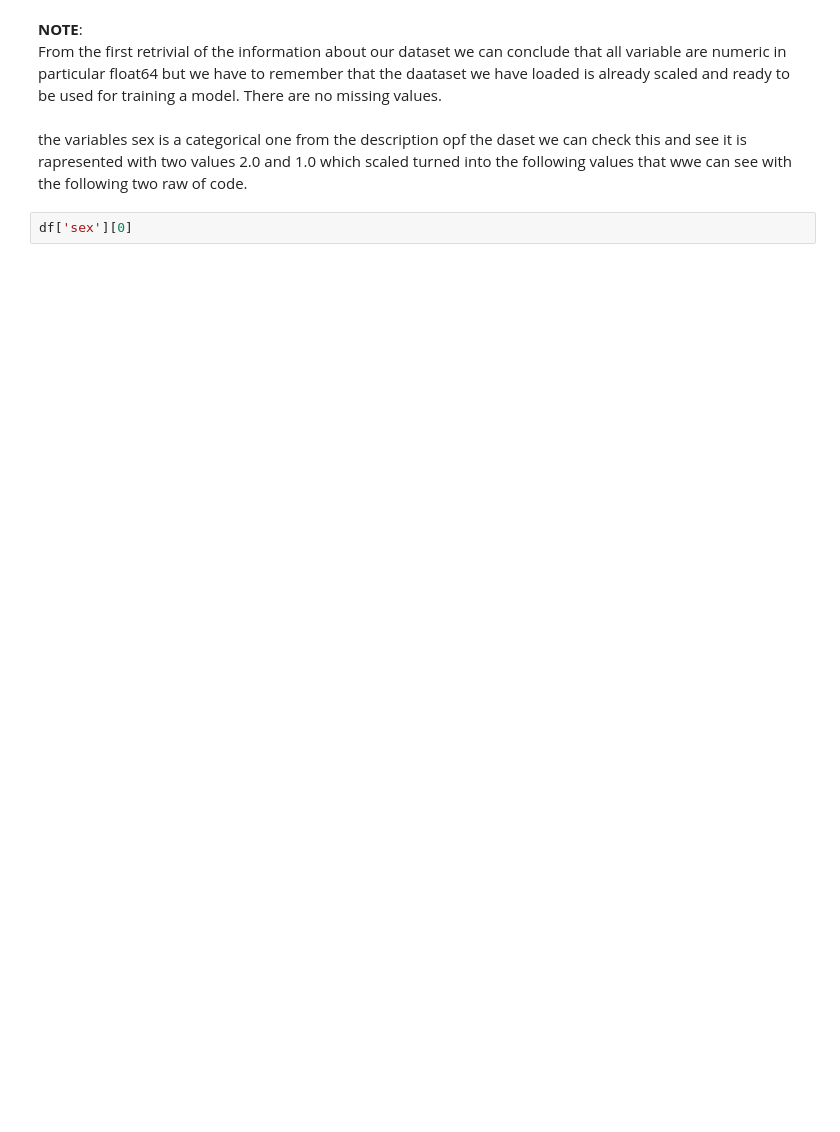
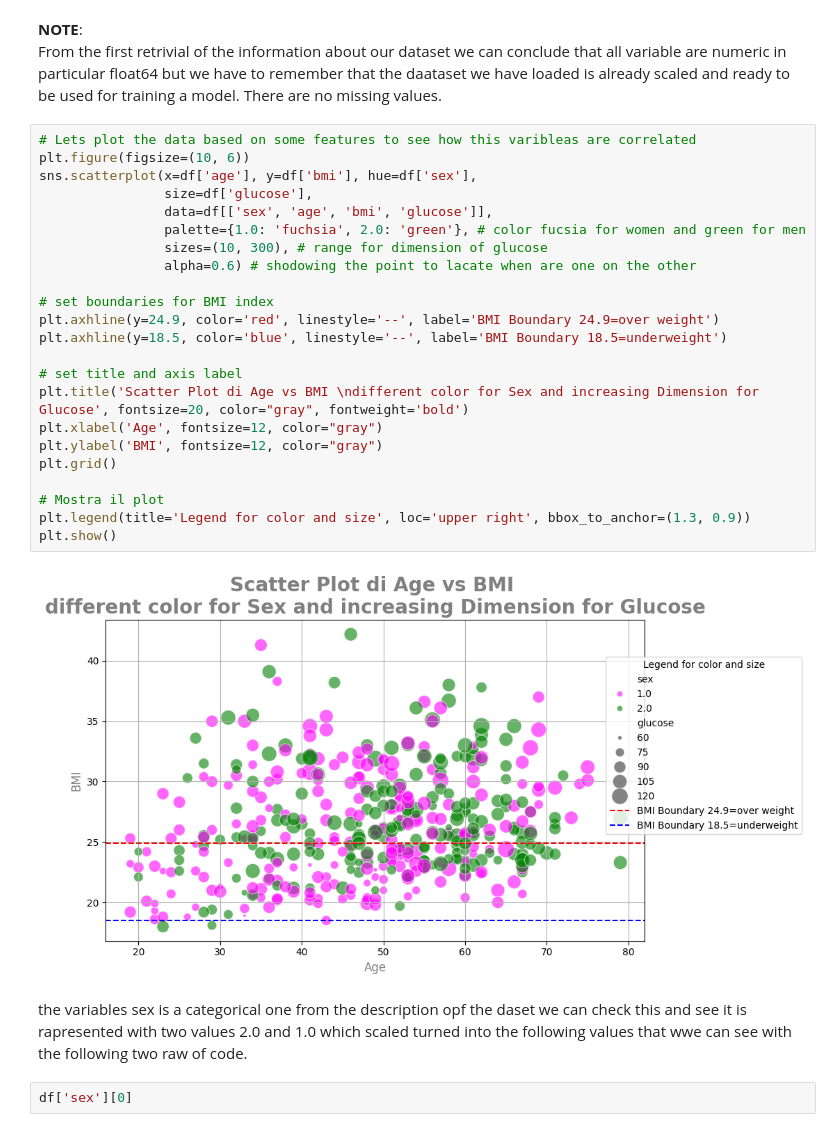
Before and after one commit to kozen88/Diabetes_Onward_Monitor, a Jupyter notebook: diabetes_regression.ipynb, the cells around one changed output. Drawn from its saved outputs; the diff is of its cells as text; blank space fills up the shorter version.

```diff
--- a/diabetes_regression.ipynb
+++ b/diabetes_regression.ipynb
@@ -187,6 +216,31 @@ dtype: int64
 # %% [markdown]
 **NOTE**:<br>
 From the first retrivial of the information about our dataset we can conclude that all variable are numeric in particular float64 but we have to remember that the daataset we have loaded is already scaled and ready to be used for training a model. There are no missing values.
+# %%
+# Lets plot the data based on some features to see how this varibleas are correlated
+plt.figure(figsize=(10, 6))
+sns.scatterplot(x=df['age'], y=df['bmi'], hue=df['sex'],
+                size=df['glucose'],
+                data=df[['sex', 'age', 'bmi', 'glucose']],
+                palette={1.0: 'fuchsia', 2.0: 'green'}, # color fucsia for women and green for men
+                sizes=(10, 300), # range for dimension of glucose
+                alpha=0.6) # shodowing the point to lacate when are one on the other
+
+# set boundaries for BMI index
+plt.axhline(y=24.9, color='red', linestyle='--', label='BMI Boundary 24.9=over weight')
+plt.axhline(y=18.5, color='blue', linestyle='--', label='BMI Boundary 18.5=underweight')
+
+# set title and axis label
+plt.title('Scatter Plot di Age vs BMI \ndifferent color for Sex and increasing Dimension for Glucose', fontsize=20, color="gray", fontweight='bold')
+plt.xlabel('Age', fontsize=12, color="gray")
+plt.ylabel('BMI', fontsize=12, color="gray")
+plt.grid()
+
+# Mostra il plot
+plt.legend(title='Legend for color and size', loc='upper right', bbox_to_anchor=(1.3, 0.9))
+plt.show()
+# %% [output]
+[figure, added]
 # %% [markdown]
 the variables sex is a categorical one from the description opf the daset we can check this and see it is rapresented with two values 2.0 and 1.0 which scaled turned into the following values that wwe can see with the following two raw of code.
 # %%
```
Also changed, not shown: parts of 44 cells of this notebook.
